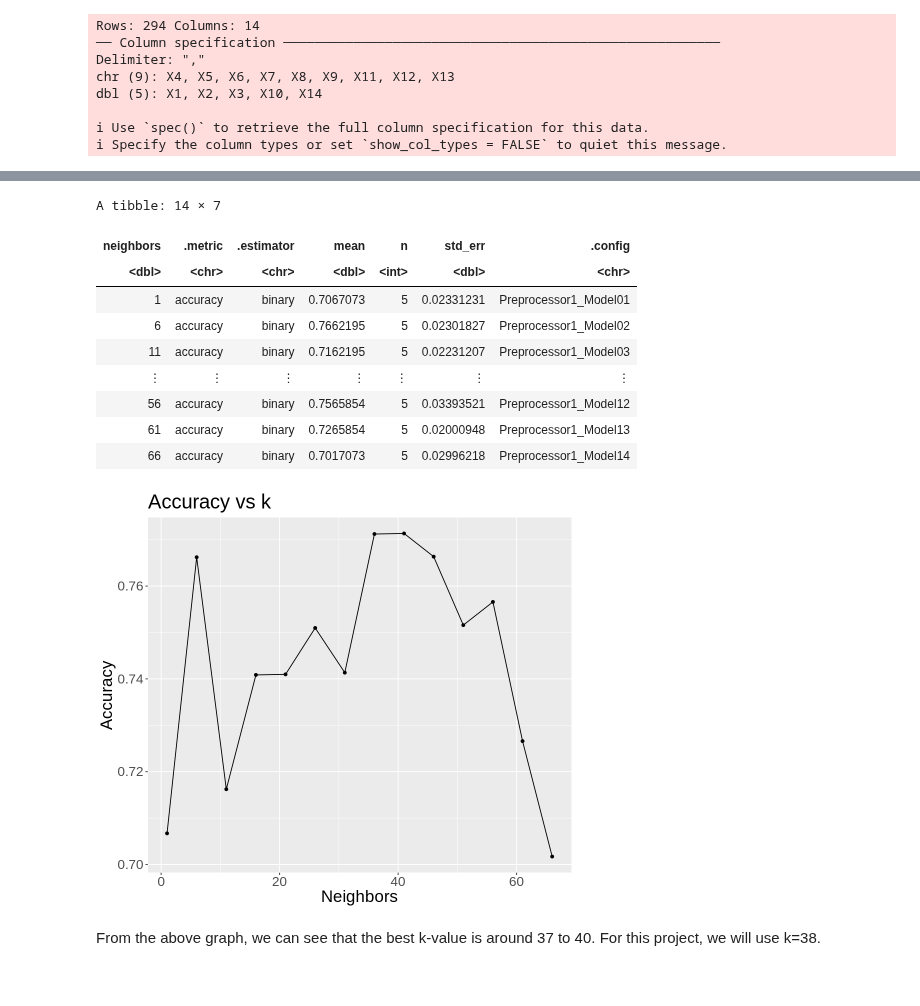
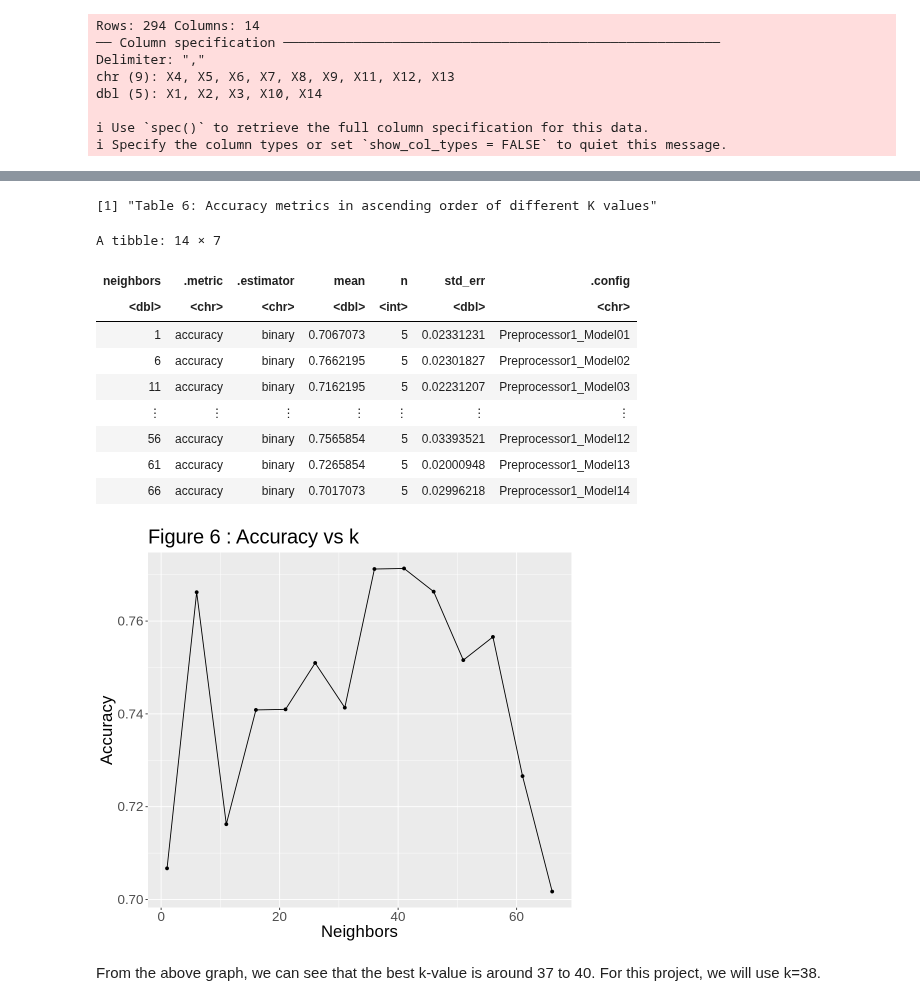
Before and after one commit to drew-gnaw/DSCI100-G81, a Jupyter notebook: Final Report.ipynb, the cells around one changed output, grey strips where cells are left out. Cells and saved outputs as stored; diff of their text form; code cells hidden in the pictures.

```diff
--- a/Final Report.ipynb
+++ b/Final Report.ipynb
@@ -183,9 +236,14 @@ ERROR: Error in `inline_check()`:
 # %%
+# The mean is the estimated accuracy and the standard error is a measure of the uncertainty around the mean.
+set.seed(1234)
+
 accuracies <- knn_fit |>
     filter(.metric == "accuracy")
+print("Table 6: Accuracy metrics in ascending order of different K values")
 accuracies
 # %% [output]
-A tibble: 14 × 7
+[1] "Table 6: Accuracy metrics in ascending order of different K values"
+A tibble: 14 × 7
 | neighbors | .metric | .estimator | mean | n | std_err | .config |
 | <dbl> | <chr> | <chr> | <dbl> | <int> | <dbl> | <chr> |
 | 1 | accuracy | binary | 0.7067073 | 5 | 0.02331231 | Preprocessor1_Model01 |
@@ -196,16 +254,19 @@ A tibble: 14 × 7
 | 61 | accuracy | binary | 0.7265854 | 5 | 0.02000948 | Preprocessor1_Model13 |
 | 66 | accuracy | binary | 0.7017073 | 5 | 0.02996218 | Preprocessor1_Model14 |
 # %%
+# To better select the k-values, we visualize the change in the accuracy of the k-values for the training set and cross-validation.
+
+
 options(repr.plot.width = 8, repr.plot.height = 7)
 best_k <- ggplot(accuracies, aes(x = neighbors, y = mean)) +
     geom_point() +
     geom_line() +
     labs(x = "Neighbors", y = "Accuracy") +
-    ggtitle("Accuracy vs k") +
+    ggtitle("Figure 6 : Accuracy vs k") +
     theme(text = element_text(size = 20))
 best_k
 # %% [output]
-[figure, old version]
+[figure, new version]
 # %% [markdown]
 From the above graph, we can see that the best k-value is around 37 to 40. For this project, we will use k=38.
 # %%
```
Also changed, not shown: parts of 18 cells of this notebook.
